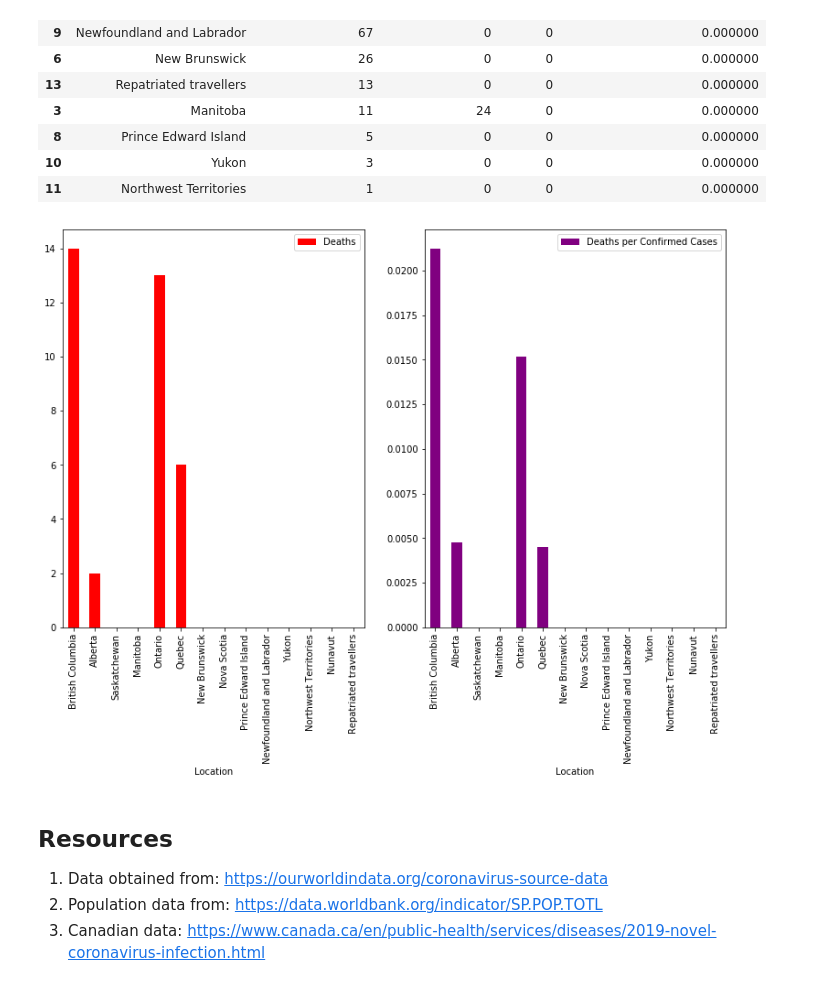
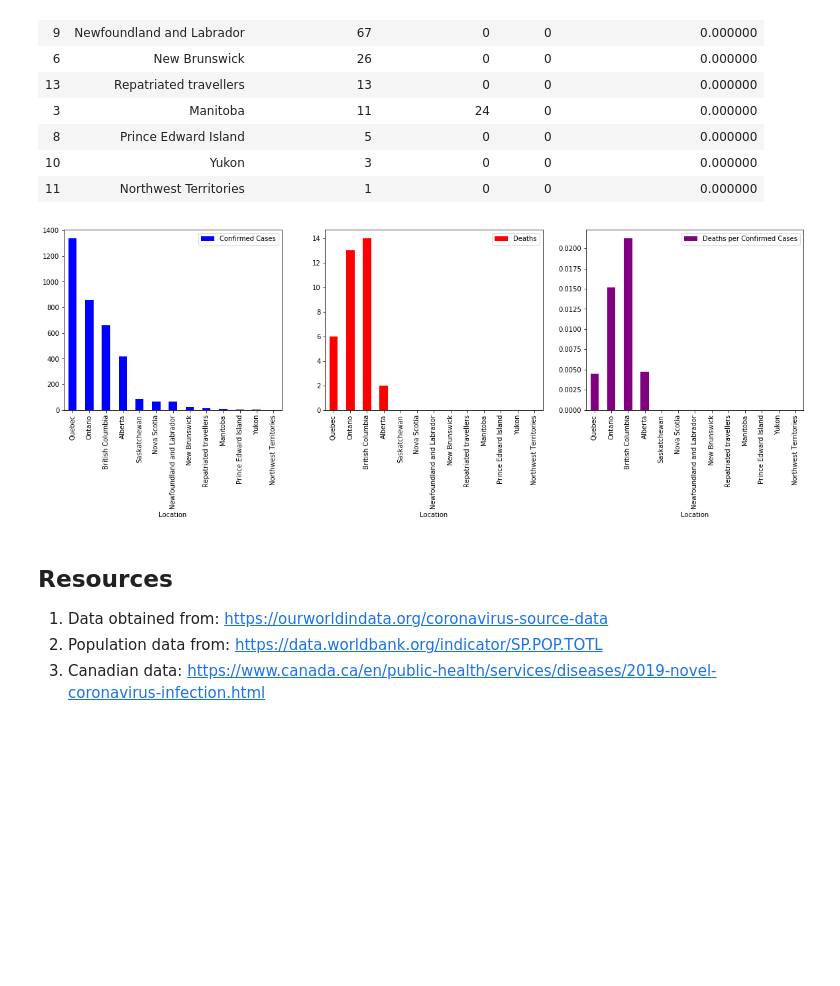
Before and after one commit to ambreen2006/Covid-19-Analysis, a Jupyter notebook: Covid-19-per-capita.ipynb, the cells around one changed output. Cells and saved outputs as stored; diff of their text form; code cells hidden in the pictures; blank space fills up the shorter version.

```diff
--- a/Covid-19-per-capita.ipynb
+++ b/Covid-19-per-capita.ipynb
@@ -403,5 +397,6 @@ plt.savefig('canadian_provinces.png')
 # %%
-canadian_data.nlargest(13, 'Confirmed Cases')
+canadian_data = canadian_data.nlargest(13, 'Confirmed Cases')
+canadian_data
 # %% [output]
 |  | Location | Confirmed Cases | Probable Cases | Deaths | Deaths per Confirmed Cases |
 | 5 | Quebec | 1339 | 0 | 6 | 0.004481 |
@@ -418,12 +413,13 @@ canadian_data.nlargest(13, 'Confirmed Cases')
 | 10 | Yukon | 3 | 0 | 0 | 0.000000 |
 | 11 | Northwest Territories | 1 | 0 | 0 | 0.000000 |
 # %%
-_, (ax1, ax2) = plt.subplots(1, 2, figsize=(13, 8))
-canadian_data.plot(kind = 'bar', x = 'Location', y = 'Deaths', color = ['red'], ax = ax1)
-canadian_data.plot(kind = 'bar', x = 'Location', y = 'Deaths per Confirmed Cases', color = ['purple'], ax = ax2)
-plt.savefig('canadian_provinces_deaths_per_total.png')
+_, (ax1, ax2, ax3) = plt.subplots(1, 3, figsize=(20, 5))
+canadian_data.plot(kind = 'bar', x = 'Location', y = 'Confirmed Cases', color = ['blue'], ax = ax1)
+canadian_data.plot(kind = 'bar', x = 'Location', y = 'Deaths', color = ['red'], ax = ax2)
+canadian_data.plot(kind = 'bar', x = 'Location', y = 'Deaths per Confirmed Cases', color = ['purple'], ax = ax3)
+plt.savefig('canadian_provinces.png', bbox_inches = 'tight')
 # %% [output]
-[figure, old version]
+[figure, new version]
 # %% [markdown]
 ## Resources
 1. Data obtained from: https://ourworldindata.org/coronavirus-source-data
```
Also changed, not shown: parts of 8 cells of this notebook, 1 other file.
